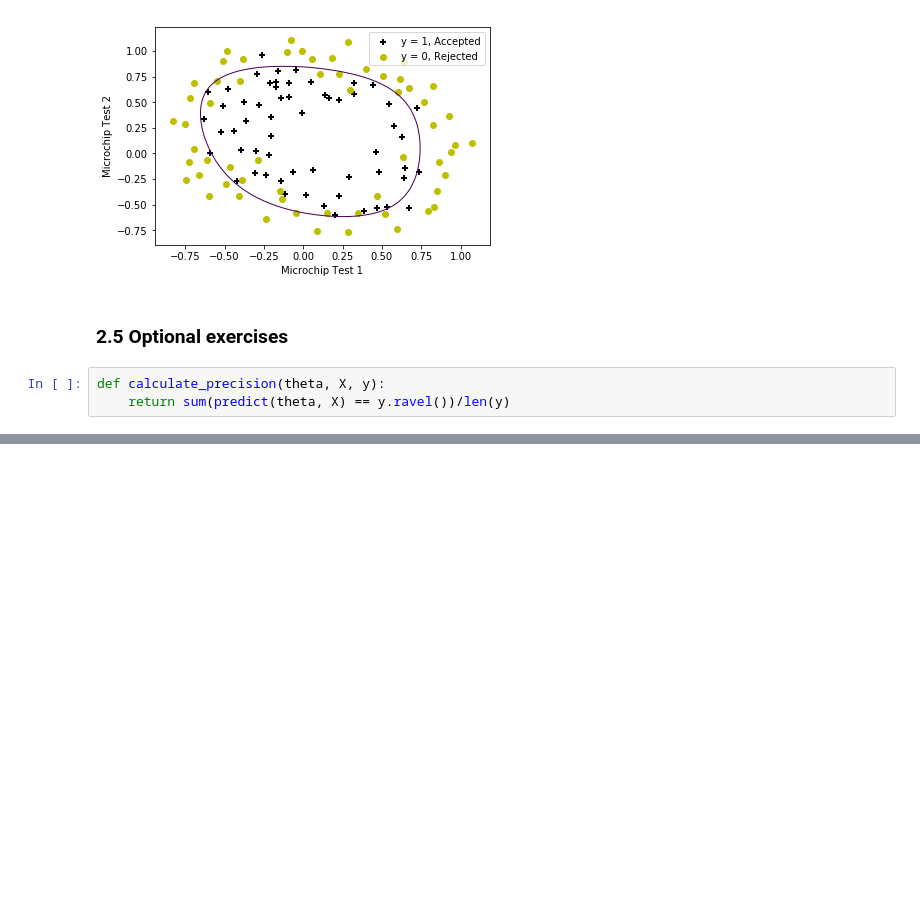
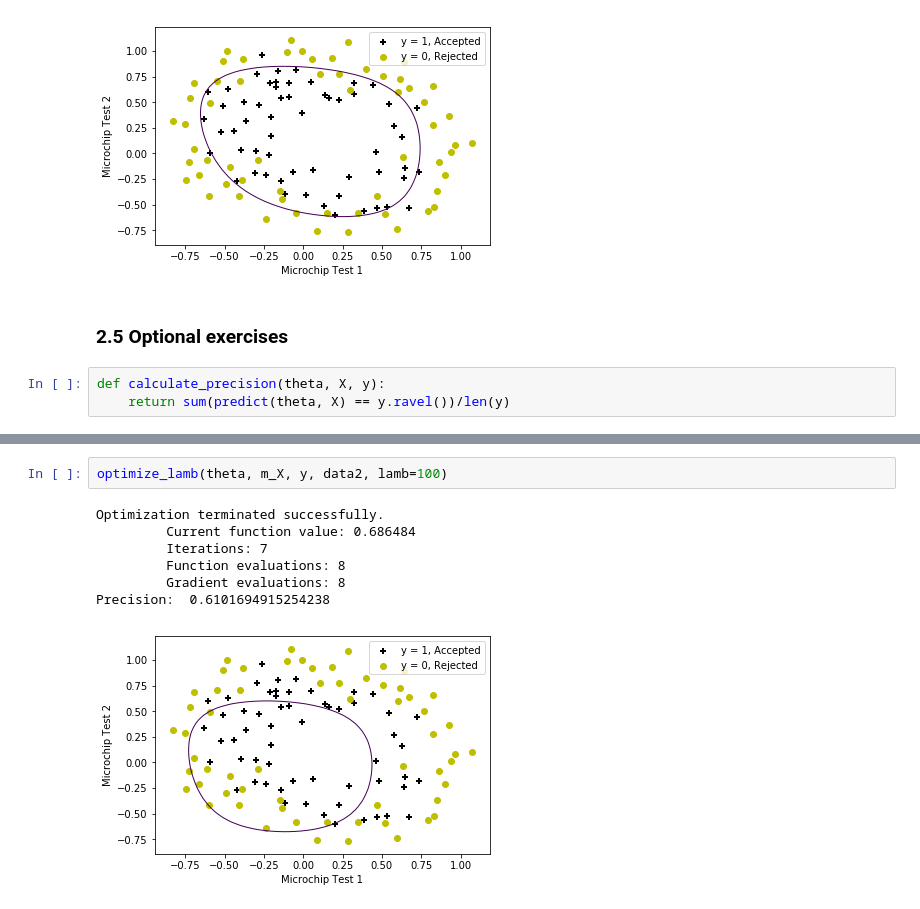
Before and after one commit to CNRio/Machine-Learning-Andrew-Ng, a Jupyter notebook: HW2 - Logistic Regression/ex2.ipynb, the cells around one changed output, grey strips where cells are left out. Drawn from its saved outputs; the diff is of its cells as text; blank space fills up the shorter version.

```diff
--- a/HW2 - Logistic Regression/ex2.ipynb
+++ b/HW2 - Logistic Regression/ex2.ipynb
@@ -247,0 +250,10 @@ Precision:  0.6101694915254238
+# %%
+optimize_lamb(theta, m_X, y, data2, lamb=100)
+# %% [output]
+Optimization terminated successfully.
+         Current function value: 0.686484
+         Iterations: 7
+         Function evaluations: 8
+         Gradient evaluations: 8
+Precision:  0.6101694915254238
+[figure, added]
```
Also changed, not shown: parts of 9 cells of this notebook.
